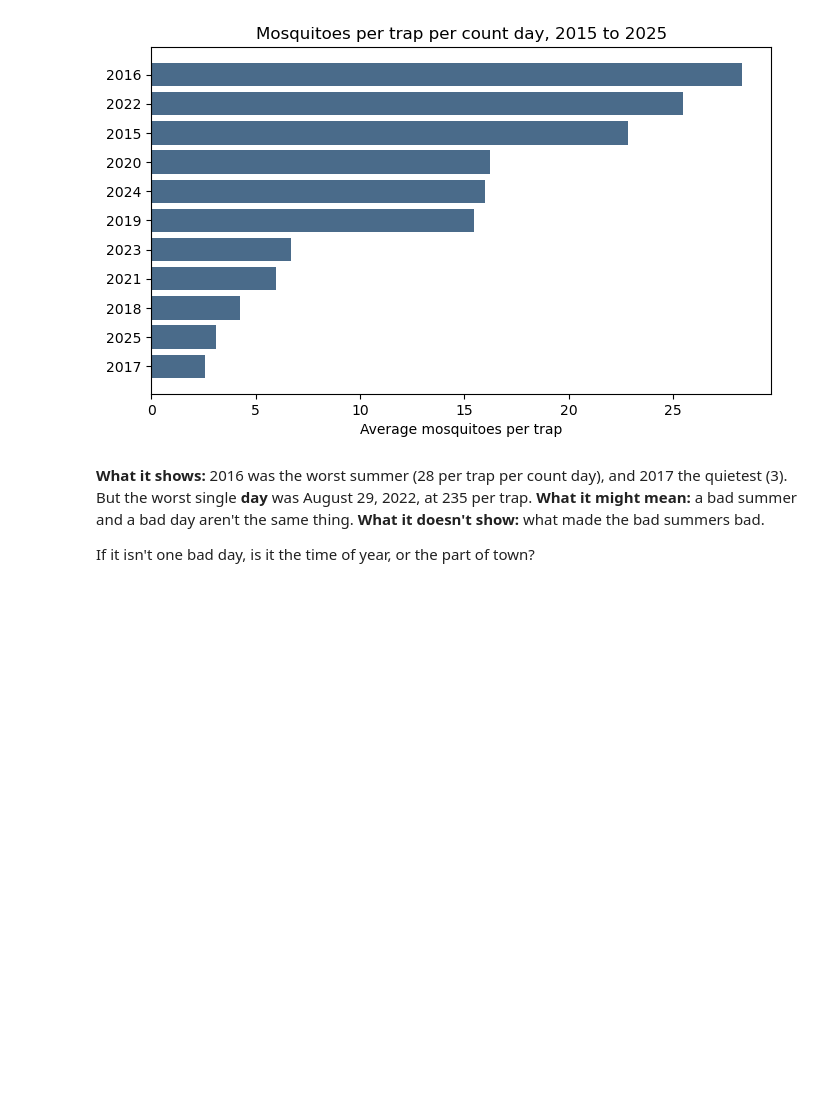
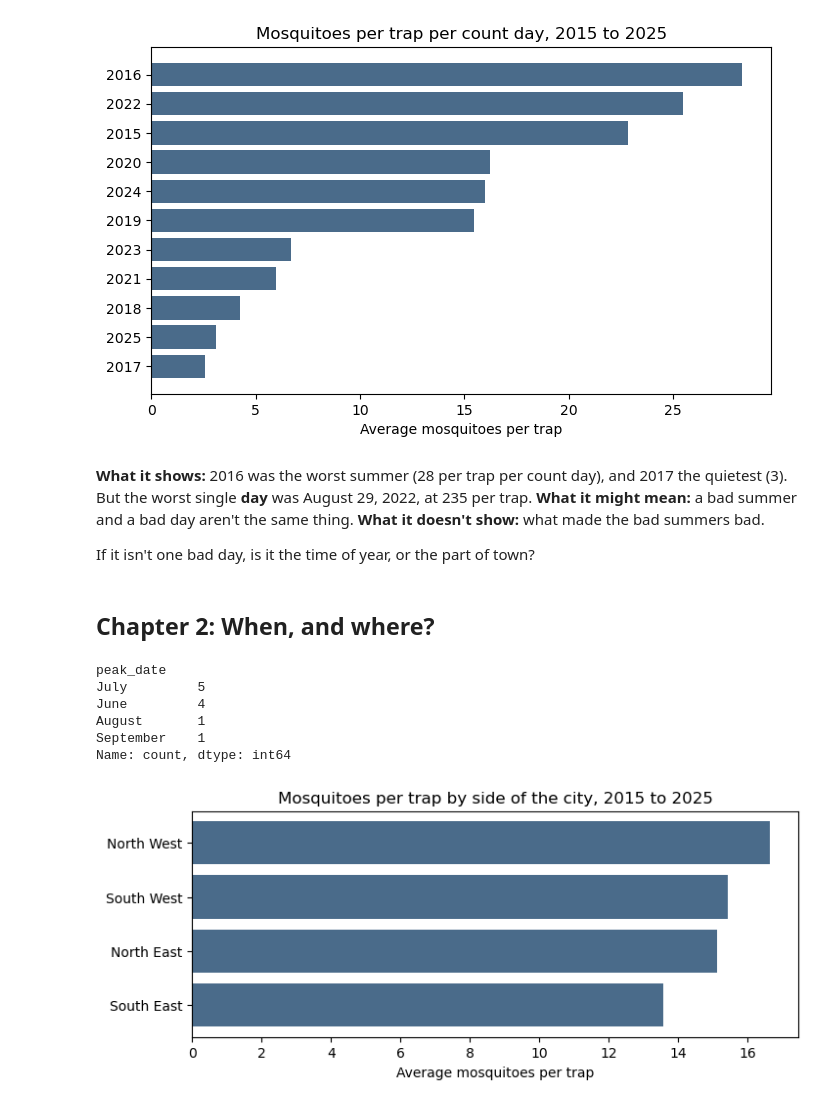
Before and after one commit to macrrc/comp-2040-mosquito-story-exemplar, a Jupyter notebook: notebooks/03-story.ipynb, the cells around one changed output. Drawn from its saved outputs; the diff is of its cells as text; code cells hidden in the pictures; blank space fills up the shorter version.

Commit message:
Story chapter 2: peak months, and the same chart for the four sides of the city

```diff
--- a/notebooks/03-story.ipynb
+++ b/notebooks/03-story.ipynb
@@ -15,6 +15,8 @@ import mosquito_tools as tools
 # Settings: change these, not the code below
 SEASONS_FILE = "../data/clean/seasons.csv"
 DAILY_FILE = "../data/clean/daily.csv"
+SIDES = {"north_west": "North West", "north_east": "North East",   # trap columns and their names
+         "south_east": "South East", "south_west": "South West"}
 # %%
 seasons = pd.read_csv(SEASONS_FILE, parse_dates=["peak_date"]).set_index("year")
 daily = pd.read_csv(DAILY_FILE, parse_dates=["date"])
@@ -38,3 +40,20 @@ plt.show()
 **What it doesn't show:** what made the bad summers bad.
 
 If it isn't one bad day, is it the time of year, or the part of town?
+# %% [markdown]
+## Chapter 2: When, and where?
+# %%
+print(seasons["peak_date"].dt.month_name().value_counts())
+sides = daily[list(SIDES)].mean().rename(index=SIDES)
+fig, ax = plt.subplots(figsize=(8, 3))
+tools.ranked_bars(ax, sides, f"Mosquitoes per trap by side of the city, {first_year} to {last_year}",
+                  "Average mosquitoes per trap")
+plt.show()
+# %% [output]
+peak_date
+July         5
+June         4
+August       1
+September    1
+Name: count, dtype: int64
+[figure, added]
```
